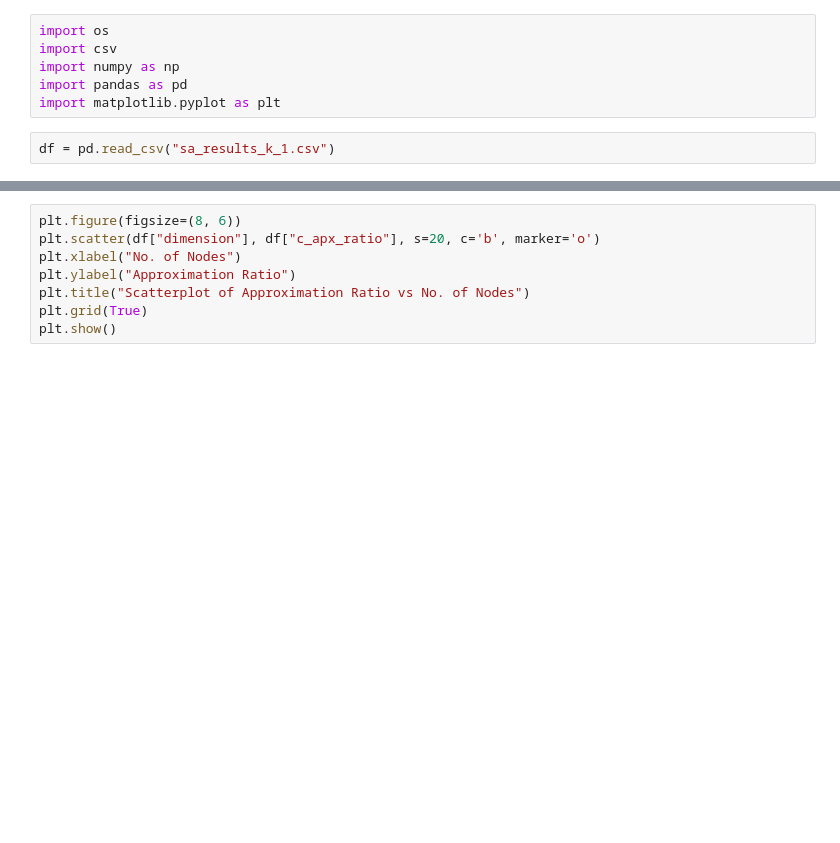
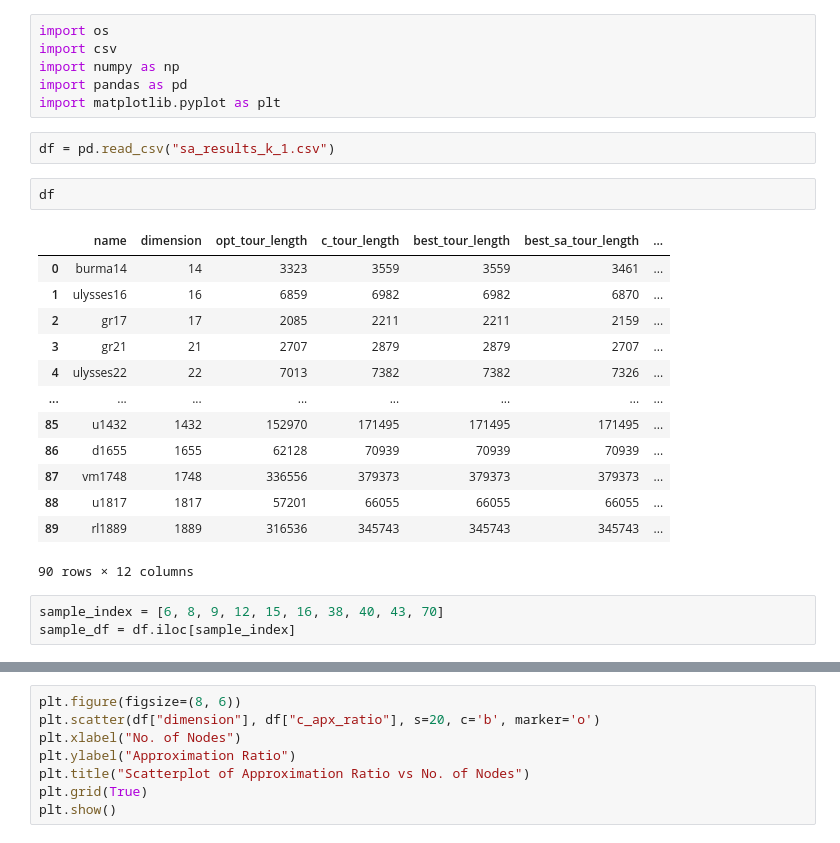
Before and after one commit to SumontaNandy/TSP, a Jupyter notebook: results.ipynb, the cells around one changed output, grey strips where cells are left out. Cells and saved outputs as stored; diff of their text form; blank space fills up the shorter version.

```diff
--- a/results.ipynb
+++ b/results.ipynb
@@ -6,3 +6,22 @@ import pandas as pd
 import matplotlib.pyplot as plt
 # %%
 df = pd.read_csv("sa_results_k_1.csv")
+# %%
+df
+# %% [output]
+|  | name | dimension | opt_tour_length | c_tour_length | best_tour_length | best_sa_tour_length | ... |
+| 0 | burma14 | 14 | 3323 | 3559 | 3559 | 3461 | ... |
+| 1 | ulysses16 | 16 | 6859 | 6982 | 6982 | 6870 | ... |
+| 2 | gr17 | 17 | 2085 | 2211 | 2211 | 2159 | ... |
+| 3 | gr21 | 21 | 2707 | 2879 | 2879 | 2707 | ... |
+| 4 | ulysses22 | 22 | 7013 | 7382 | 7382 | 7326 | ... |
+| ... | ... | ... | ... | ... | ... | ... | ... |
+| 85 | u1432 | 1432 | 152970 | 171495 | 171495 | 171495 | ... |
+| 86 | d1655 | 1655 | 62128 | 70939 | 70939 | 70939 | ... |
+| 87 | vm1748 | 1748 | 336556 | 379373 | 379373 | 379373 | ... |
+| 88 | u1817 | 1817 | 57201 | 66055 | 66055 | 66055 | ... |
+| 89 | rl1889 | 1889 | 316536 | 345743 | 345743 | 345743 | ... |
+90 rows × 12 columns
+# %%
+sample_index = [6, 8, 9, 12, 15, 16, 38, 40, 43, 70]
+sample_df = df.iloc[sample_index]
```
Also changed, not shown: parts of 32 cells of this notebook, 5 other files.
